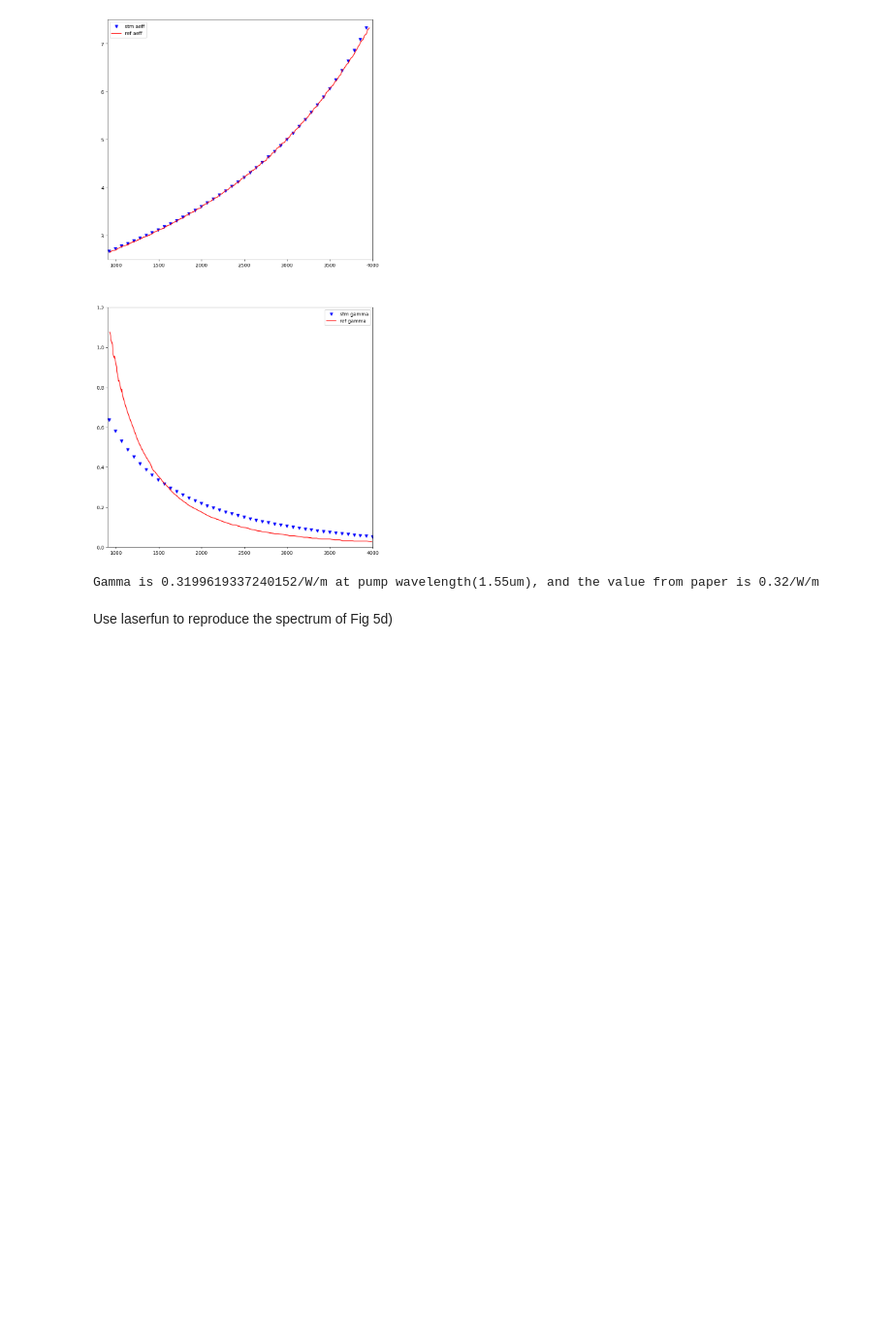
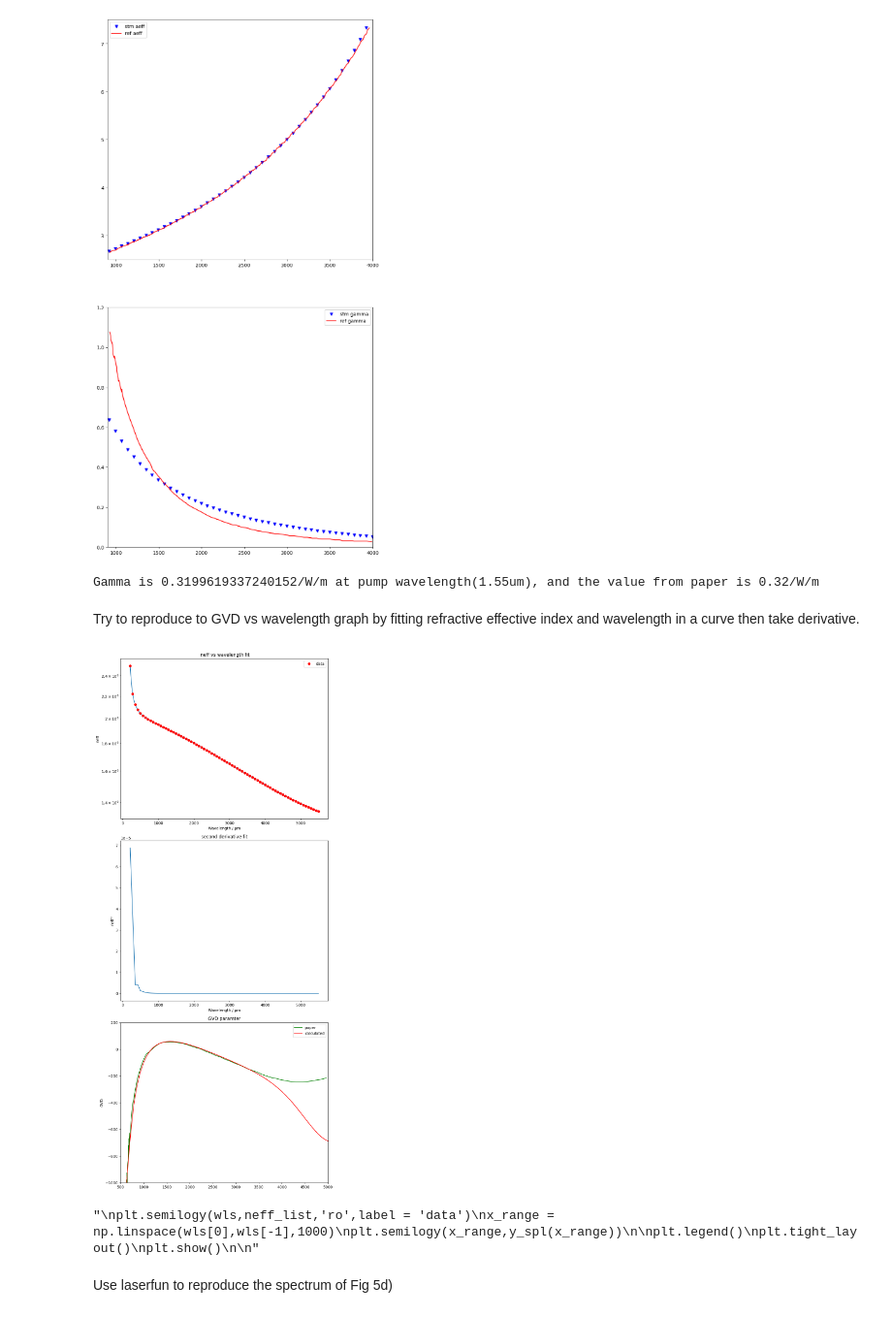
Before and after one commit to elizaleung830/SC-generation-stimulation, a Jupyter notebook: SCG_Stimulation/Benchmark/SCG stimulation/H_Ahmand_et_al/code/Fig5d.ipynb, the cells around one changed output. Shown at 97% size. Cells and saved outputs as stored; diff of their text form; code cells hidden in the pictures; blank space fills up the shorter version.

```diff
--- a/SCG_Stimulation/Benchmark/SCG stimulation/H_Ahmand_et_al/code/Fig5d.ipynb
+++ b/SCG_Stimulation/Benchmark/SCG stimulation/H_Ahmand_et_al/code/Fig5d.ipynb
@@ -123,6 +133,73 @@ print(f"Gamma is {gamma_function(1550)}/W/m at pump wavelength(1.55um), and the
 0.32015823387822384
 [figure]
 Gamma is 0.3199619337240152/W/m at pump wavelength(1.55um), and the value from paper is 0.32/W/m
+# %% [markdown]
+Try to reproduce to GVD vs wavelength graph by fitting refractive effective index and wavelength in a curve then take derivative.
+# %%
+from numpy.polynomial import Polynomial
+import numpy as np
+import matplotlib.pyplot as plt
+from refractive_index import n_Si3N4
+from scipy.interpolate import UnivariateSpline
+import pandas as pd
+from scipy.constants import speed_of_light
+
+width = 6  # um
+height = 0.8  # um
+
+data = np.load(f"data_h_{height}_w_{width}.npz")
+neff_list = np.array(data['neff_list'])
+wls = data['wls']
+
+fig, axs = plt.subplots(3, 1, figsize=(9,20))
+
+y_spl = UnivariateSpline(wls,neff_list,s=0,k=3)
+x_range = np.linspace(wls[0],wls[-1],1000)
+
+axs[0].set_xlabel("Wavelength / µm")
+axs[0].set_ylabel("neff")
+axs[0].set_title(" neff vs wavelength fit")
+axs[0].semilogy(x_range,y_spl(x_range))
+axs[0].semilogy(wls,neff_list,'ro',label = 'data')
+axs[0].legend()
+
+y_spl_2d = y_spl.derivative(n=2)
+axs[1].set_xlabel("Wavelength / µm")
+axs[1].set_ylabel("neff''")
+axs[1].set_title("second derivative fit")
+axs[1].plot(x_range,y_spl_2d(x_range))
+
+
+
+ref_gvd = pd.read_csv("../reference_data/GVD.csv", dtype=np.float64)
+ref_gvd_x, ref_gvd_y = np.split(ref_gvd.values, 2, axis=1)
+axs[2].plot(ref_gvd_x, ref_gvd_y, c="green", label = "paper")
+
+GVD=(-wls/(2.99792e-7 ) * y_spl_2d(wls))
+axs[2].plot(wls, GVD, label = "calculated", c="red")
+
+axs[2].set_ylabel("GVD")
+axs[2].set_ylim(-1000,200)
+axs[2].set_xlim(500,5000)
+axs[2].set_title("GVD paramter")
+axs[2].legend()
+
+plt.tight_layout()
+plt.show()
+
+'''
+plt.semilogy(wls,neff_list,'ro',label = 'data')
+x_range = np.linspace(wls[0],wls[-1],1000)
+plt.semilogy(x_range,y_spl(x_range))
+
+plt.legend()
+plt.tight_layout()
+plt.show()
+
+'''
+# %% [output]
+[figure, added]
+"\nplt.semilogy(wls,neff_list,'ro',label = 'data')\nx_range = np.linspace(wls[0],wls[-1],1000)\nplt.semilogy(x_range,y_spl(x_range))\n\nplt.legend()\nplt.tight_layout()\nplt.show()\n\n"
 # %% [markdown]
 Use laserfun to reproduce the spectrum of Fig 5d)
 # %%
```
Also changed, not shown: parts of 2 cells of this notebook, 15 other files.
